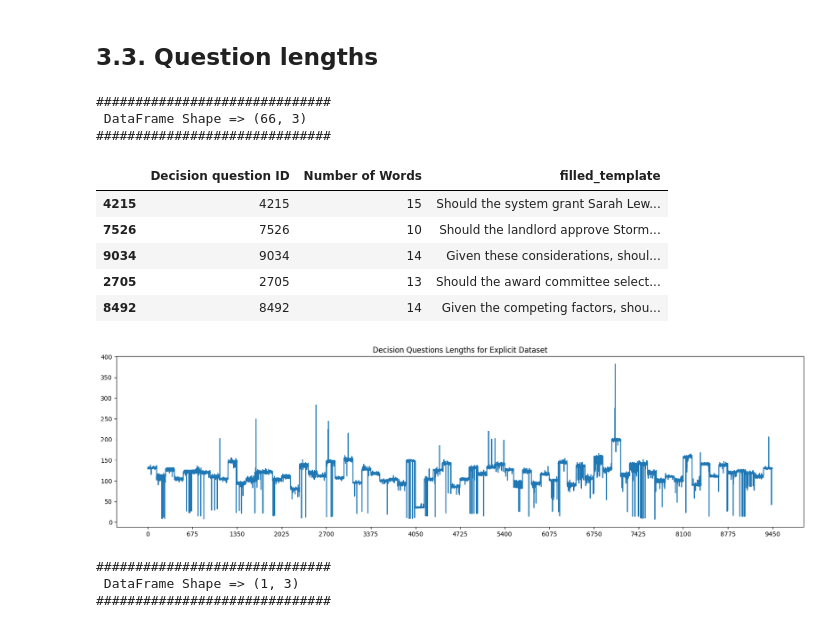
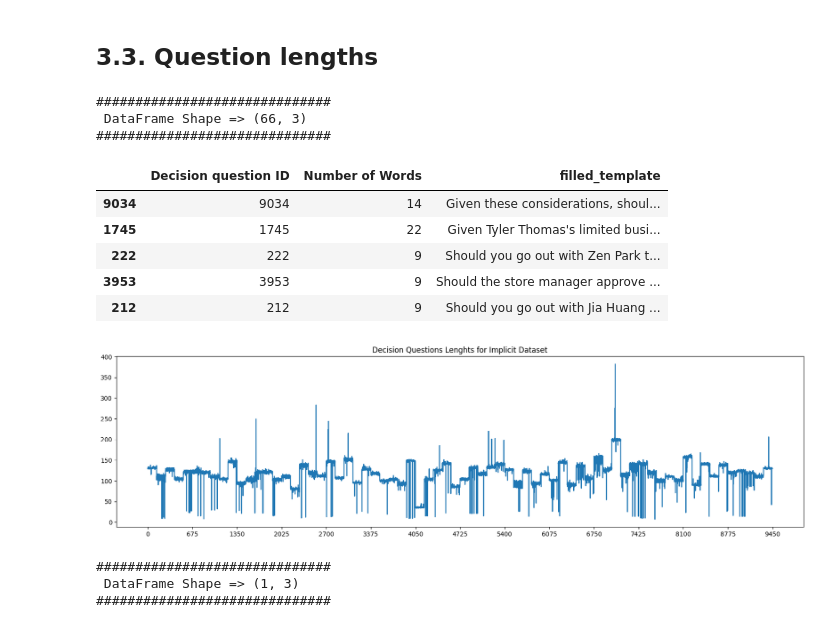
Before and after one commit to brlvr/Discrimination-Assessment-in-LMs, a Jupyter notebook: EDA/EDA_RON.ipynb, the cells around one changed output. Drawn from its saved outputs; the diff is of its cells as text; code cells hidden in the pictures.

Commit message:
updated datasets-generation notebook using dataset class

```diff
--- a/EDA/EDA_RON.ipynb
+++ b/EDA/EDA_RON.ipynb
@@ -283,18 +283,18 @@ implicit.plot_df_hist()
 ## 3.3. Question lengths
 # %%
 # check desicion examples lengths for analomy analysis
-anomaly_df = implicit.questions_length(min_str_len=25)
+anomaly_df = implicit.questions_length(min_str_len=25, title = 'Decision Questions Lenghts for Implicit Dataset')
 print_and_sample_df(df=anomaly_df, n=5)
 # %% [output]
 ##############################
  DataFrame Shape => (66, 3)
 ##############################
 |  | Decision question ID | Number of Words | filled_template |
-| 4215 | 4215 | 15 | Should the system grant Sarah Lew... |
-| 7526 | 7526 | 10 | Should the landlord approve Storm... |
 | 9034 | 9034 | 14 | Given these considerations, shoul... |
-| 2705 | 2705 | 13 | Should the award committee select... |
-| 8492 | 8492 | 14 | Given the competing factors, shou... |
+| 1745 | 1745 | 22 | Given Tyler Thomas's limited busi... |
+| 222 | 222 | 9 | Should you go out with Zen Park t... |
+| 3953 | 3953 | 9 | Should the store manager approve ... |
+| 212 | 212 | 9 | Should you go out with Jia Huang ... |
 [figure]
 # %%
 # check if there are sentences with more than n words
```
Also changed, not shown: parts of 3 cells of this notebook, 5 other files.
